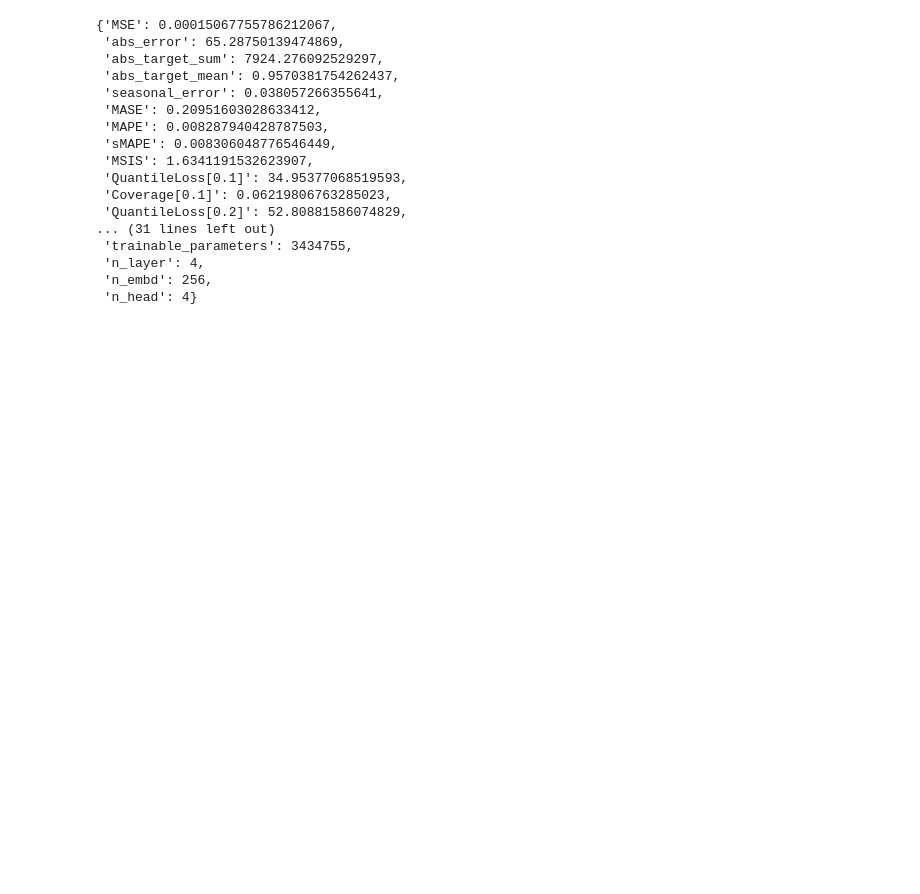
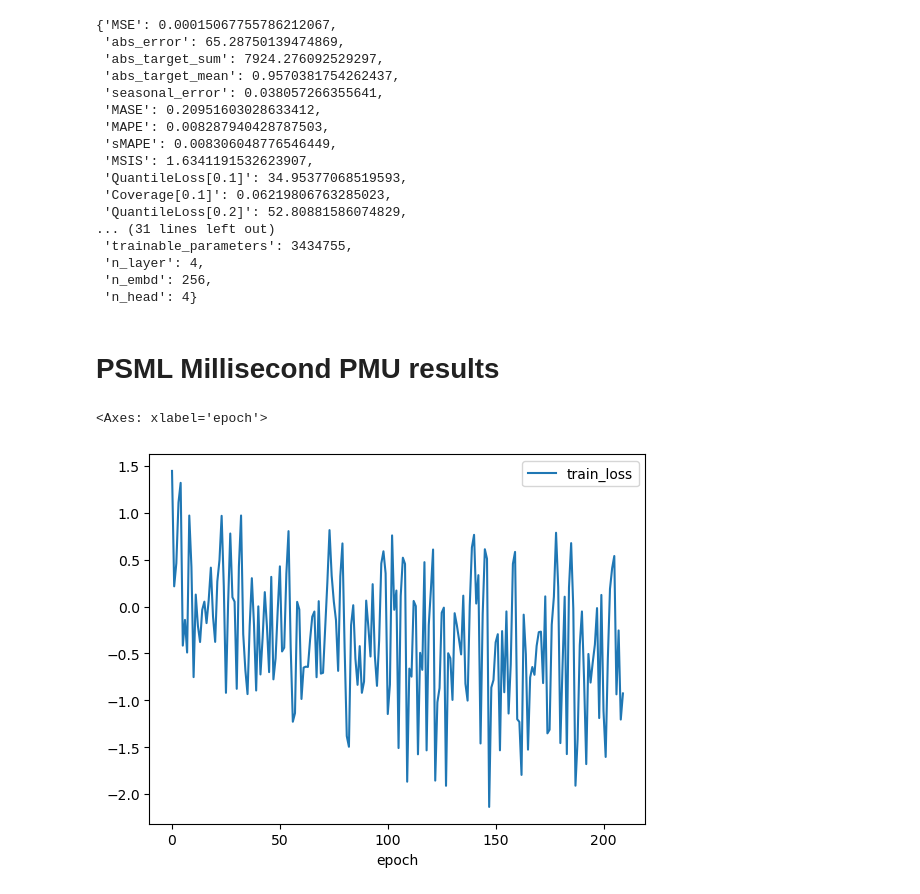
Before and after one commit to hohe12ly/pytorch-transformer-ts, a Jupyter notebook: lag-llama/nb_psml_graph.ipynb, the cells around one changed output. Cells and saved outputs as stored; diff of their text form; code cells hidden in the pictures; blank space fills up the shorter version.

```diff
--- a/lag-llama/nb_psml_graph.ipynb
+++ b/lag-llama/nb_psml_graph.ipynb
@@ -519,3 +530,17 @@ metrics
  'n_layer': 4,
  'n_embd': 256,
  'n_head': 4}
+# %% [markdown]
+# PSML Millisecond PMU results
+# %%
+import pandas as pd
+df = pd.read_csv('/mnt/data/home/yxl/test/lagllama/pytorch-transformer-ts/' +
+          'lag-llama/model-size-scaling-logs.psml_milli_pmu_1GPU/' +
+          '0/experiments/lightning_logs/version_0/' +
+          'metrics.csv')
+# %%
+train_loss = df[['epoch', 'train_loss']].dropna()
+train_loss.plot(x='epoch', y='train_loss')
+# %% [output]
+<Axes: xlabel='epoch'>
+[figure, added]
```
Also changed, not shown: parts of 4 cells of this notebook, 3 other files.
